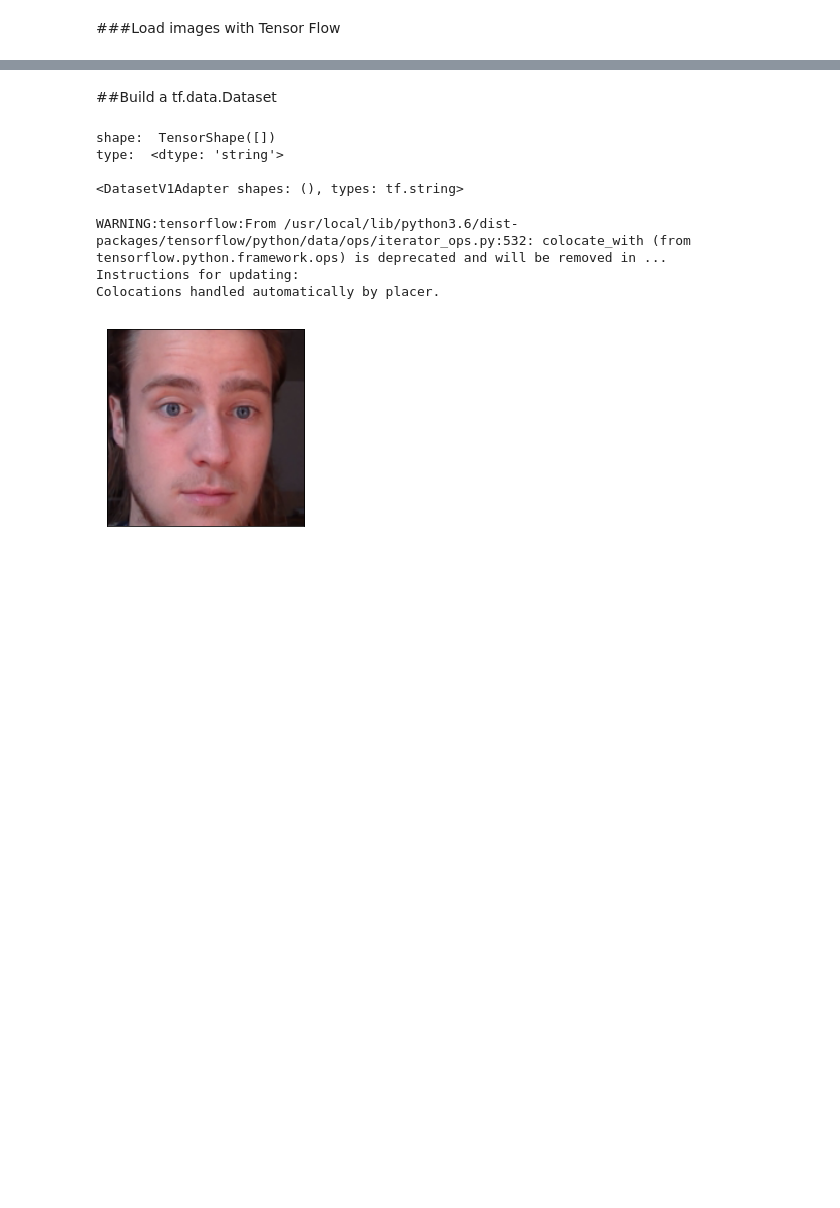
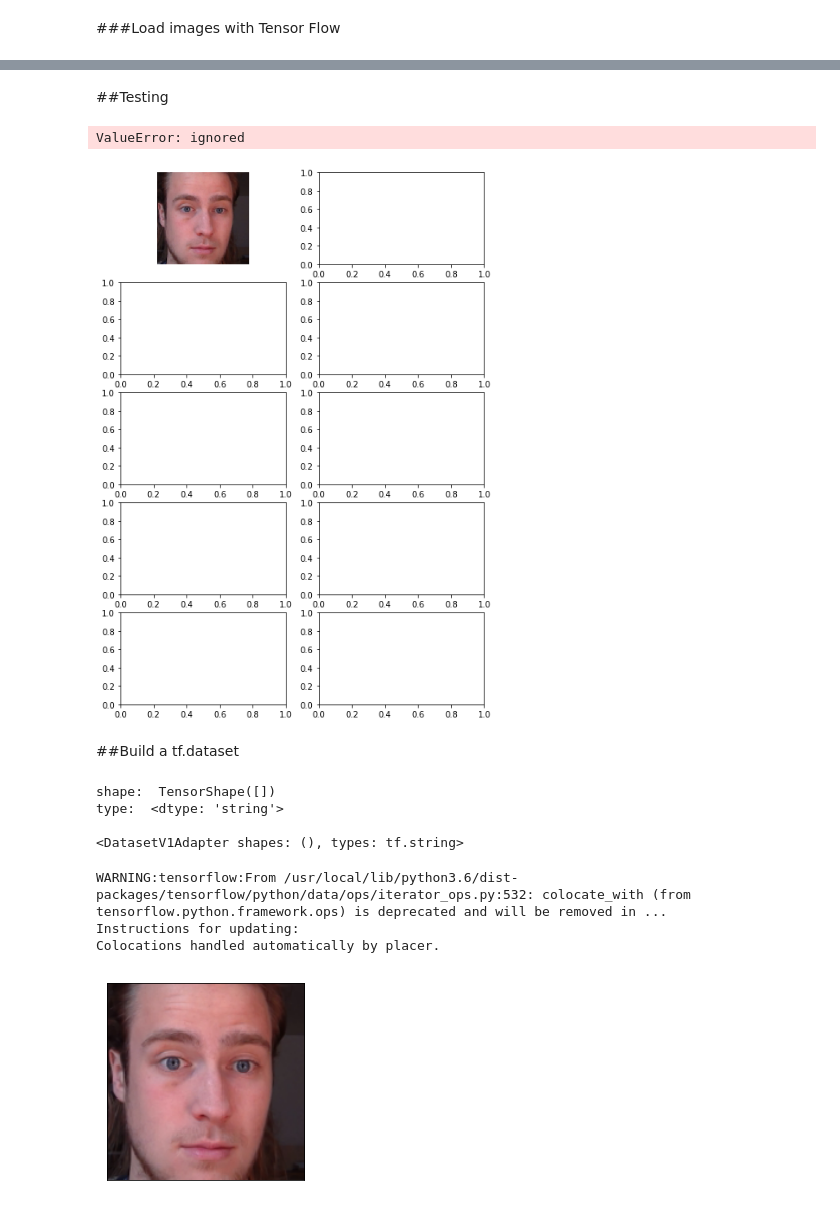
Before and after one commit to Guilli12pm/ML_proj, a Jupyter notebook: project_ML.ipynb, the cells around one changed output, grey strips where cells are left out. Cells and saved outputs as stored; diff of their text form; code cells hidden in the pictures; blank space fills up the shorter version.

```diff
--- a/project_ML.ipynb
+++ b/project_ML.ipynb
@@ -161,5 +290,30 @@ show_first_n_images_in_categories(8, x_train, y_train, labels)
+# %% [markdown]
+##Testing
+# %%
+def predict(model, x, labels, file_name=None):
+    y = model.predict(x)
+
+    f, ax = plt.subplots(x.shape[0], 2, figsize=(8,12))
+    y_pos = np.arange(10)
+
+    for i in range(x.shape[0]):
+        ax[i,0].imshow(x[i,:,:,:])
+        ax[i,0].axis('off')
+        ax[i,1].barh(y_pos, y[i,:],align='center')
+        ax[i,1].set_yticks(y_pos)
+        ax[i,1].set_yticklabels(labels)
+
+    if file_name:
+        plt.savefig(file_name)
+    else:
+        plt.show()
+
+predict(model, x_test[3:8,:,:,:], labels)
+# %% [output]
+ValueError: ignored
+[figure, added]
 # %% [markdown]
-##Build a tf.data.Dataset
+##Build a tf.dataset
 # %%
 path_ds = tf.data.Dataset.from_tensor_slices(all_image_paths)
 # %%
```
Also changed, not shown: parts of 14 cells of this notebook.
